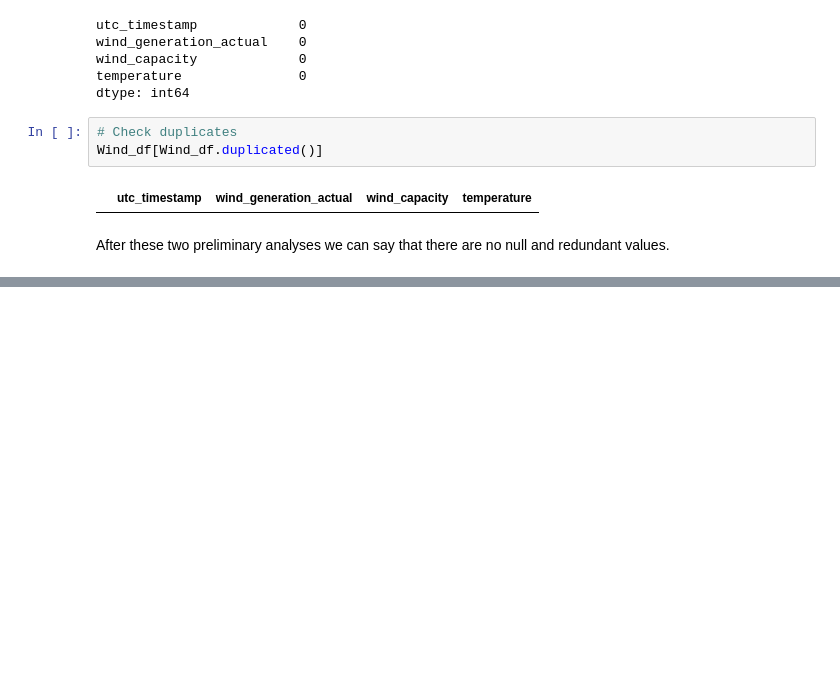
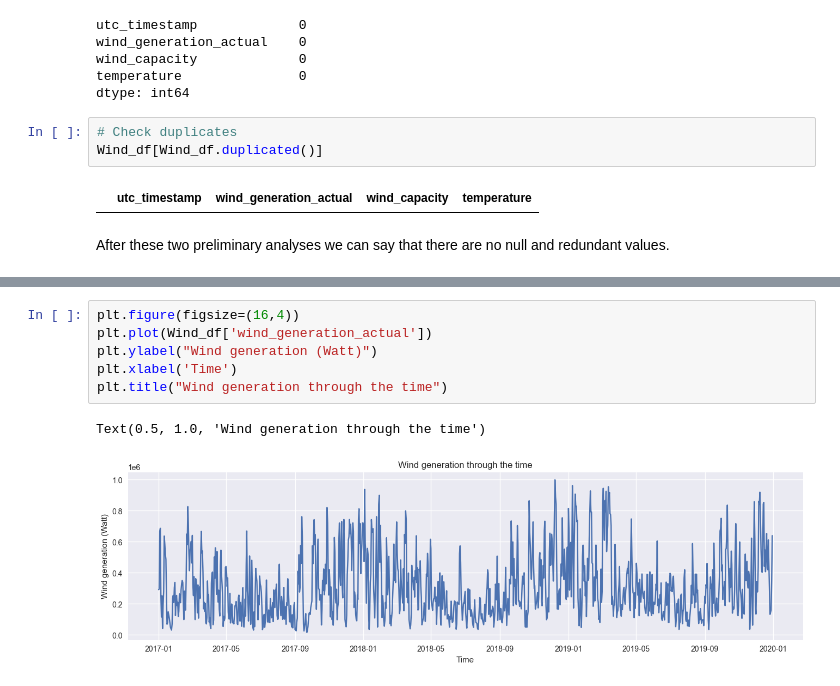
Before and after one commit to AlessandroSignoretto/Statistical_Models_project, a Jupyter notebook: Models_project.ipynb, the cells around one changed output, grey strips where cells are left out. Saved outputs shown, nothing was run; the diff lists cells and outputs as text; blank space fills up the shorter version.

```diff
--- a/Models_project.ipynb
+++ b/Models_project.ipynb
@@ -87,0 +134,9 @@ After these two preliminary analyses we can say that there are no null and redun
+# %%
+plt.figure(figsize=(16,4))
+plt.plot(Wind_df['wind_generation_actual'])
+plt.ylabel("Wind generation (Watt)")
+plt.xlabel('Time')
+plt.title("Wind generation through the time")
+# %% [output]
+Text(0.5, 1.0, 'Wind generation through the time')
+[figure, added]
```
Also changed, not shown: parts of 26 cells of this notebook.
